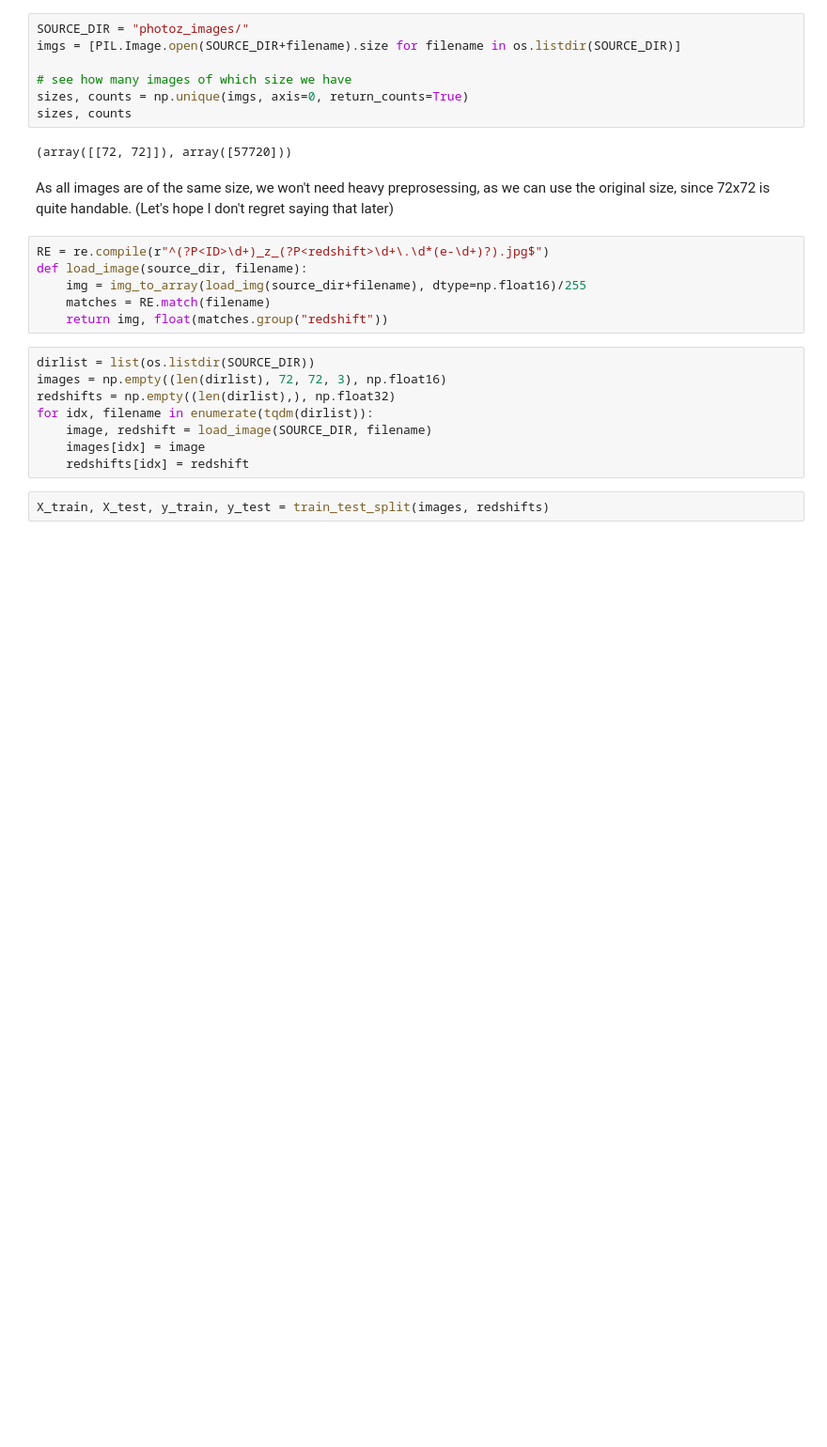
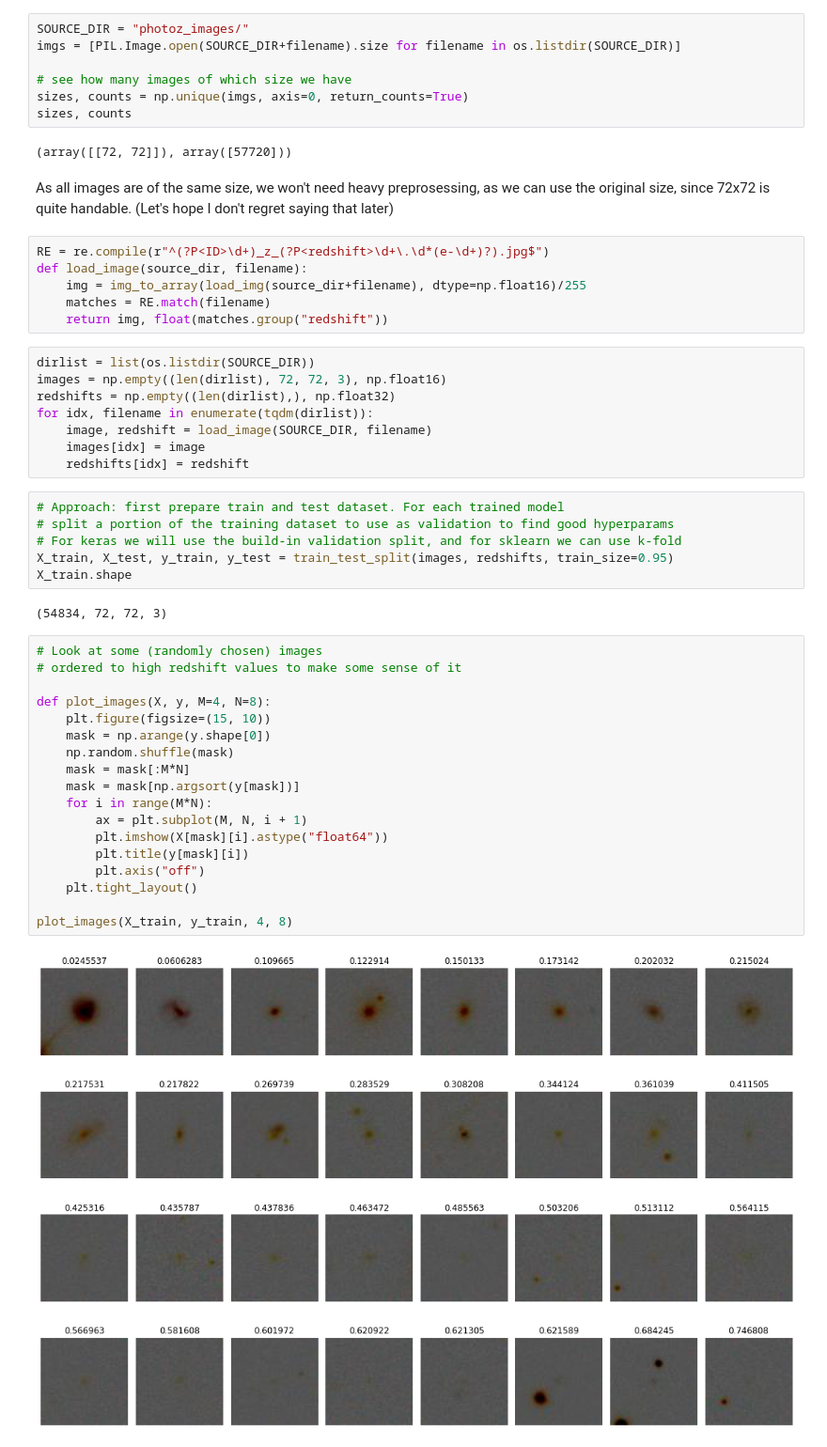
Before and after one commit to The-Ludwig/mlfp, a Jupyter notebook: project/Photometric Redshift.ipynb, the cells around one changed output. Shown at 94% size. Saved outputs shown, nothing was run; the diff lists cells and outputs as text; blank space fills up the shorter version.

```diff
--- a/project/Photometric Redshift.ipynb
+++ b/project/Photometric Redshift.ipynb
@@ -50,4 +42,30 @@ for idx, filename in enumerate(tqdm(dirlist)):
     images[idx] = image
     redshifts[idx] = redshift
 # %%
-X_train, X_test, y_train, y_test = train_test_split(images, redshifts)
+# Approach: first prepare train and test dataset. For each trained model
+# split a portion of the training dataset to use as validation to find good hyperparams
+# For keras we will use the build-in validation split, and for sklearn we can use k-fold
+X_train, X_test, y_train, y_test = train_test_split(images, redshifts, train_size=0.95)
+X_train.shape
+# %% [output]
+(54834, 72, 72, 3)
+# %%
+# Look at some (randomly chosen) images
+# ordered to high redshift values to make some sense of it
+
+def plot_images(X, y, M=4, N=8):
+    plt.figure(figsize=(15, 10))
+    mask = np.arange(y.shape[0])
+    np.random.shuffle(mask)
+    mask = mask[:M*N]
+    mask = mask[np.argsort(y[mask])]
+    for i in range(M*N):
+        ax = plt.subplot(M, N, i + 1)
+        plt.imshow(X[mask][i].astype("float64"))
+        plt.title(y[mask][i])
+        plt.axis("off")
+    plt.tight_layout()
+
+plot_images(X_train, y_train, 4, 8)
+# %% [output]
+[figure, added]
```
Also changed, not shown: parts of 41 cells of this notebook, 3 other files.
